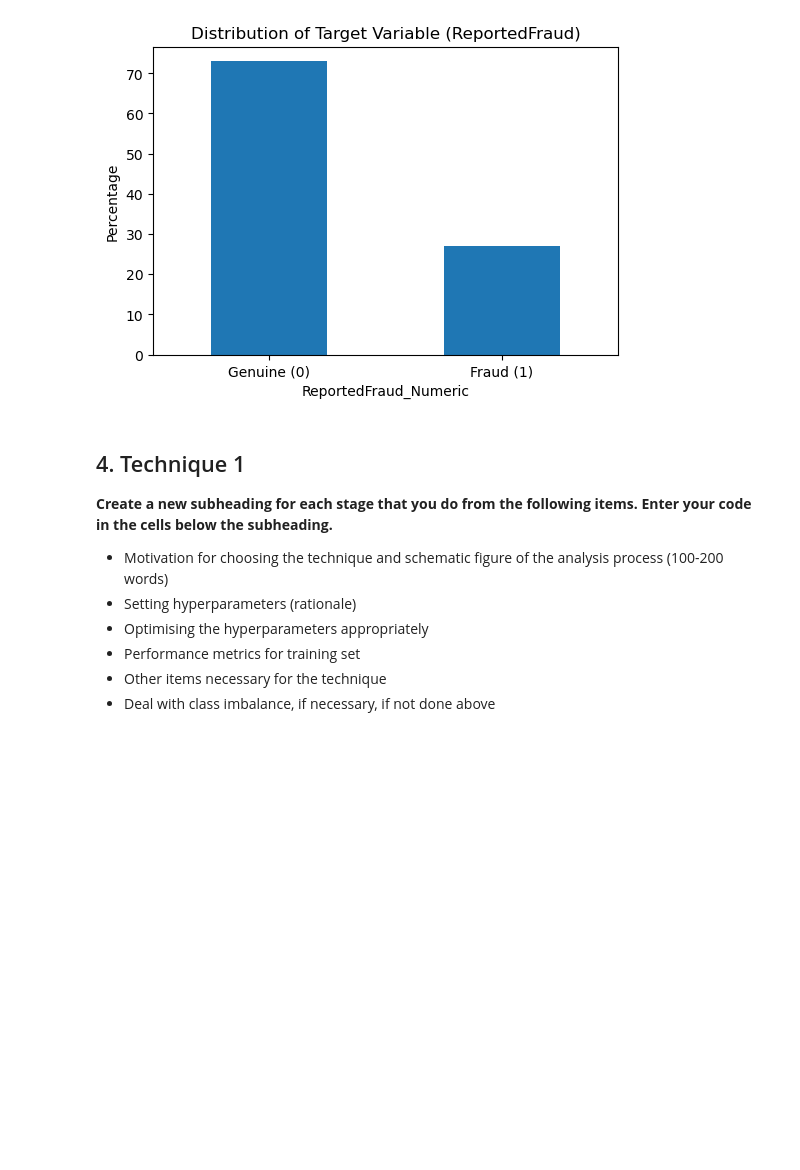
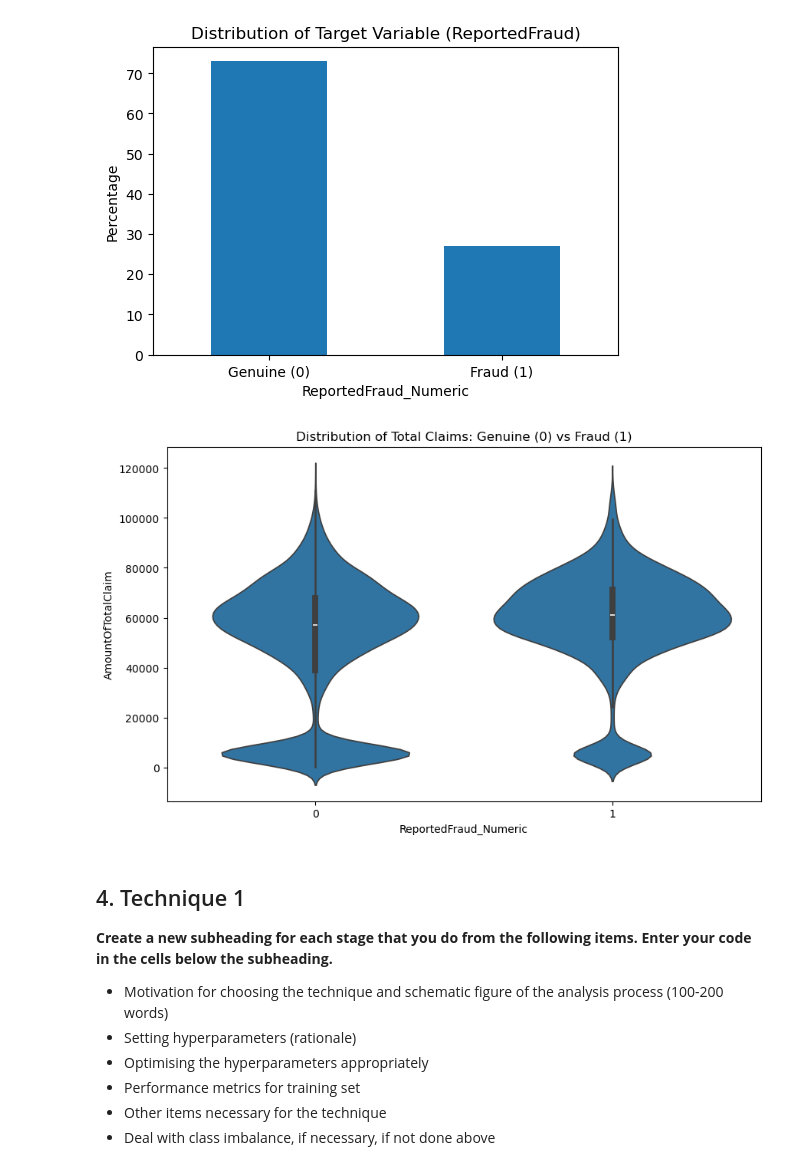
Before and after one commit to bartzilla/Classification, a Jupyter notebook: Assessment.ipynb, the cells around one changed output. Drawn from its saved outputs; the diff is of its cells as text; code cells hidden in the pictures; blank space fills up the shorter version.

```diff
--- a/Assessment.ipynb
+++ b/Assessment.ipynb
@@ -346,6 +466,17 @@ ReportedFraud_Numeric
 1    26.997503
 Name: proportion, dtype: float64
 [figure]
+# %%
+import seaborn as sns
+import matplotlib.pyplot as plt
+
+# Check how Total Claim varies by Fraud status
+plt.figure(figsize=(10, 6))
+sns.violinplot(x='ReportedFraud_Numeric', y='AmountOfTotalClaim', data=data_merged)
+plt.title('Distribution of Total Claims: Genuine (0) vs Fraud (1)')
+plt.show()
+# %% [output]
+[figure, added]
 # %% [markdown]
 ## 4. Technique 1
 **Create a new subheading for each stage that you do from the following items. Enter your code in the cells below the subheading.**
```
Also changed, not shown: parts of 24 cells of this notebook.
